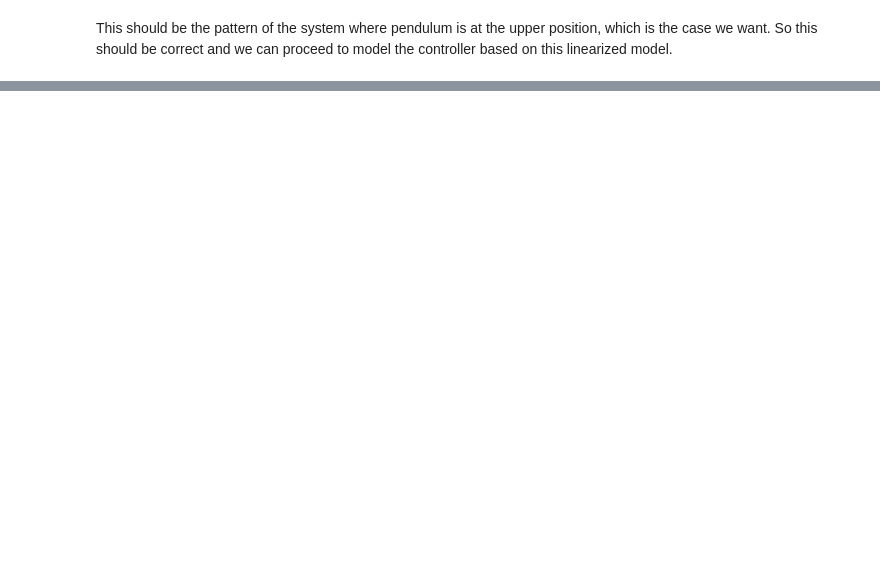
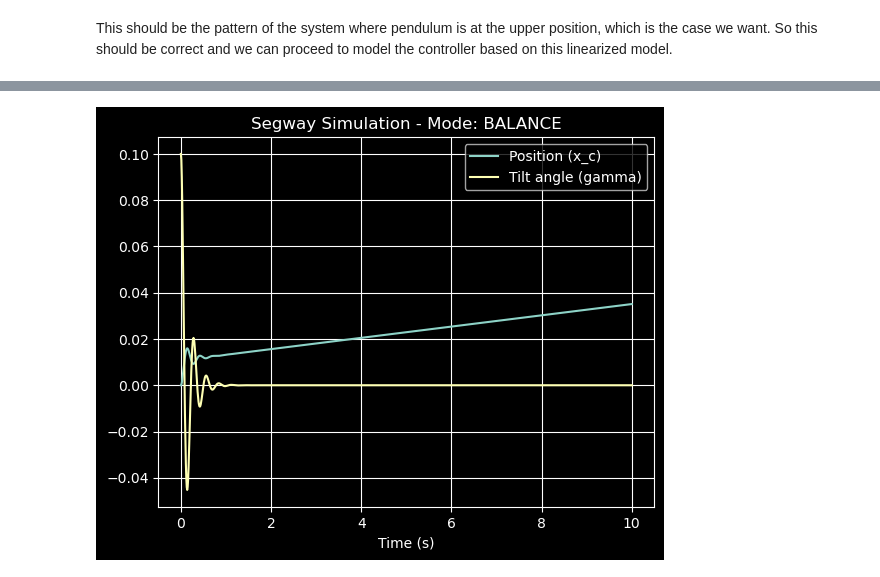
Before and after one commit to gaoshenghan1130/Matlab_Simu4Unicycle, a Jupyter notebook: Derivation/Segway/Segway.ipynb, the cells around one changed output, grey strips where cells are left out. Drawn from its saved outputs; the diff is of its cells as text; code cells hidden in the pictures; blank space fills up the shorter version.

```diff
--- a/Derivation/Segway/Segway.ipynb
+++ b/Derivation/Segway/Segway.ipynb
@@ -303,0 +322,12 @@ This should be the pattern of the system where pendulum is at the upper position
+# %%
+from Segway_model_withControl import Segway_model_withControl, Mode
+from Segway_model_withControl import params
+
+params.K_gamma = 100.0
+params.K_dgamma = 2
+
+Segway_model_withControl.simulate(z0=[0.0, 0.0, 0.1, 0.0], t_span=(0, 10), mode=Mode.BALANCE); # let initial gamma be 0.1 rad to see the balancing behavior
+
+# Although during the linerization process, we assumed \gamma to be round \pi, but the controller works works on the expansion from pi, which means that the z[3] is the deviation of gamma from pi, so we can set the initial gamma to be round pi, and the controller will work as well.
+# %% [output]
+[figure, added]
```
Also changed, not shown: parts of 8 cells of this notebook, 3 other files.
